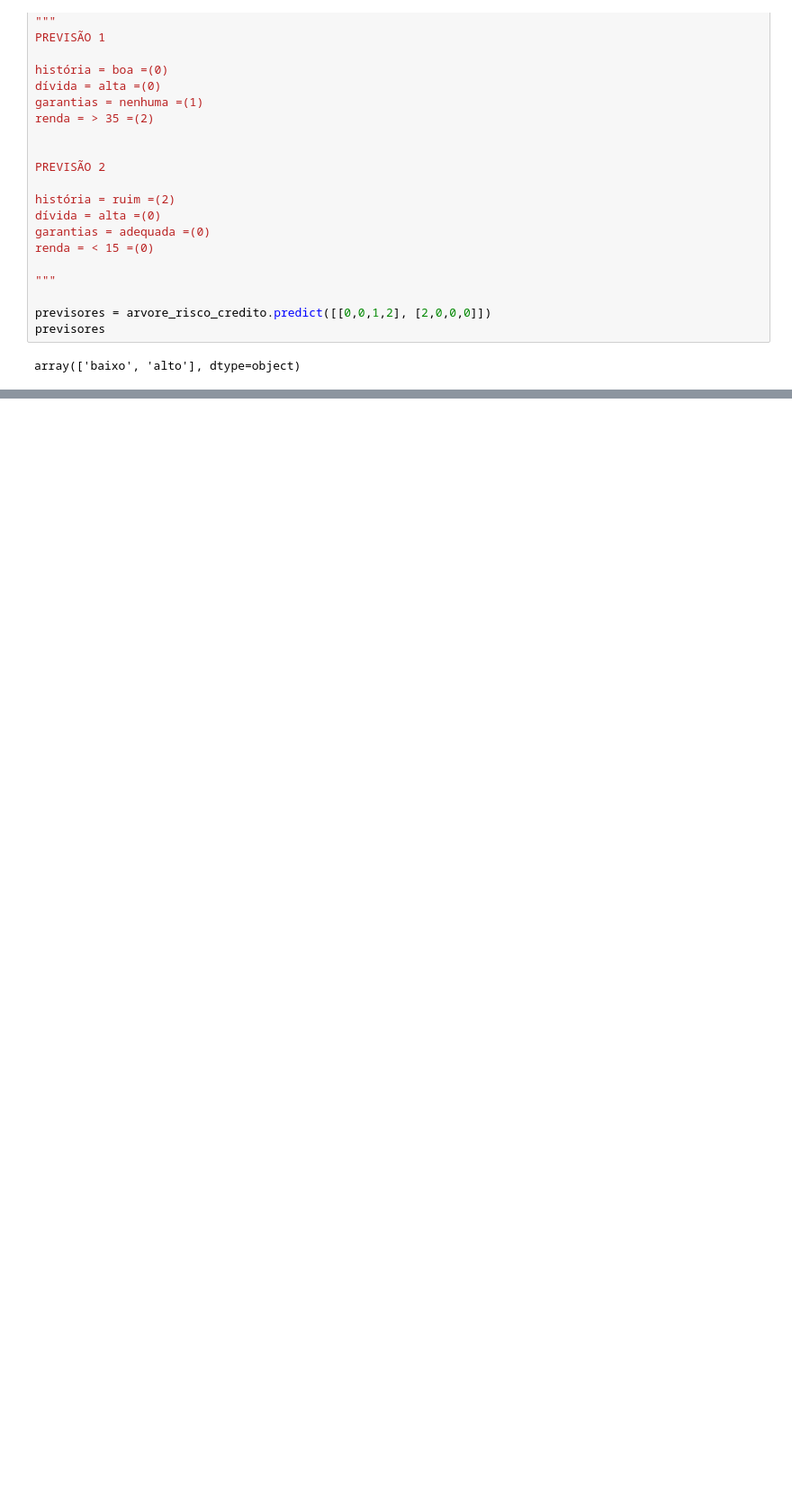
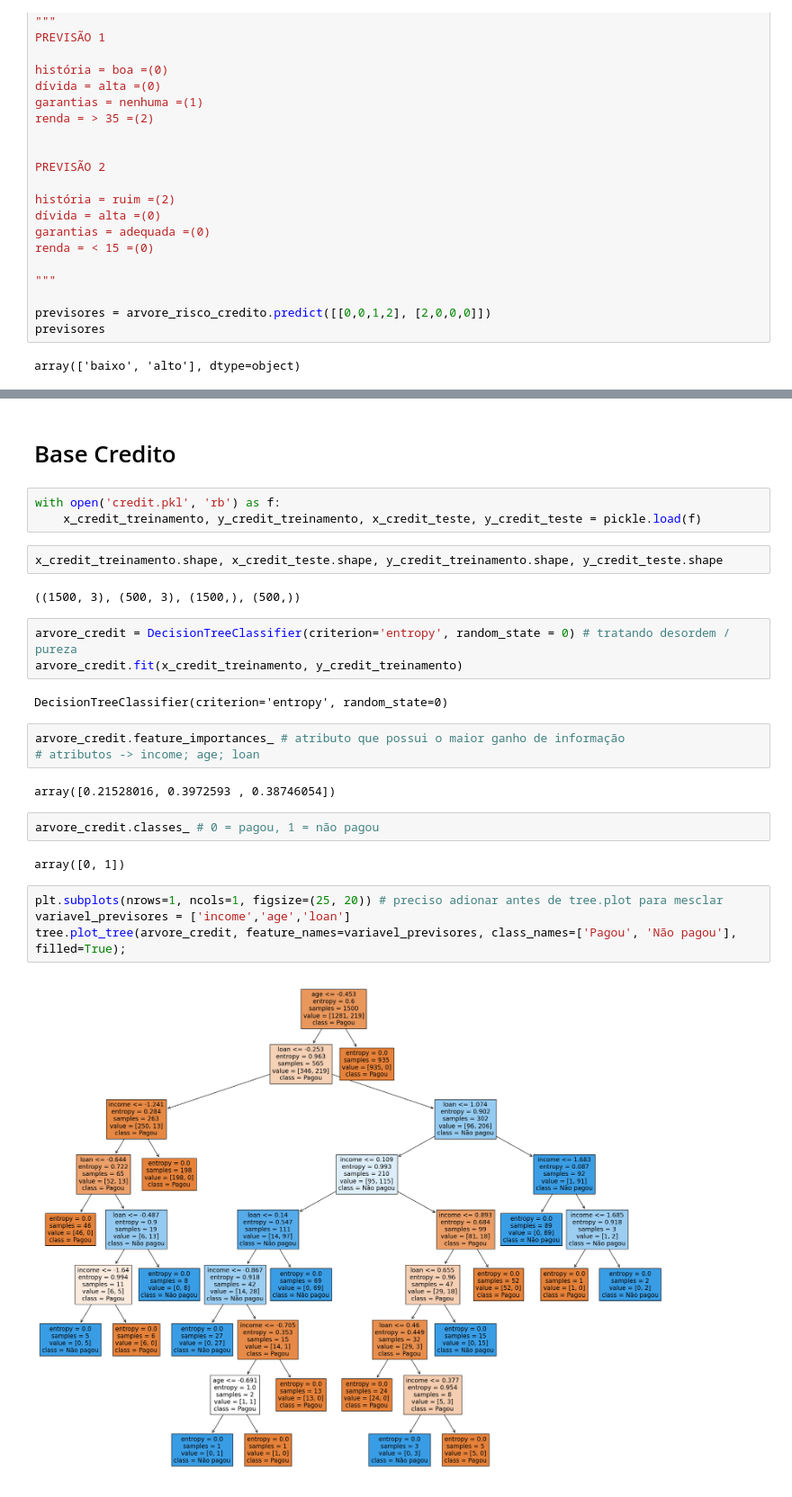
Before and after one commit to httpsdfaa/science-data-studies, a Jupyter notebook: machine-learning-az/machine_learning_course/árvore-decisão/arvore-decisao-code.ipynb, the cells around one changed output, grey strips where cells are left out. Shown at 90% size. Saved outputs shown, nothing was run; the diff lists cells and outputs as text; blank space fills up the shorter version.

```diff
--- a/machine-learning-az/machine_learning_course/árvore-decisão/arvore-decisao-code.ipynb
+++ b/machine-learning-az/machine_learning_course/árvore-decisão/arvore-decisao-code.ipynb
@@ -93,0 +172,29 @@ array(['baixo', 'alto'], dtype=object)
+# %% [markdown]
+# Base Credito
+# %%
+with open('credit.pkl', 'rb') as f:
+    x_credit_treinamento, y_credit_treinamento, x_credit_teste, y_credit_teste = pickle.load(f)
+# %%
+x_credit_treinamento.shape, x_credit_teste.shape, y_credit_treinamento.shape, y_credit_teste.shape
+# %% [output]
+((1500, 3), (500, 3), (1500,), (500,))
+# %%
+arvore_credit = DecisionTreeClassifier(criterion='entropy', random_state = 0) # tratando desordem / pureza
+arvore_credit.fit(x_credit_treinamento, y_credit_treinamento)
+# %% [output]
+DecisionTreeClassifier(criterion='entropy', random_state=0)
+# %%
+arvore_credit.feature_importances_ # atributo que possui o maior ganho de informação
+# atributos -> income; age; loan
+# %% [output]
+array([0.21528016, 0.3972593 , 0.38746054])
+# %%
+arvore_credit.classes_ # 0 = pagou, 1 = não pagou
+# %% [output]
+array([0, 1])
+# %%
+plt.subplots(nrows=1, ncols=1, figsize=(25, 20)) # preciso adionar antes de tree.plot para mesclar
+variavel_previsores = ['income','age','loan']
+tree.plot_tree(arvore_credit, feature_names=variavel_previsores, class_names=['Pagou', 'Não pagou'], filled=True);
+# %% [output]
+[figure, added]
```
Also changed, not shown: parts of 18 cells of this notebook, 2 other files.
